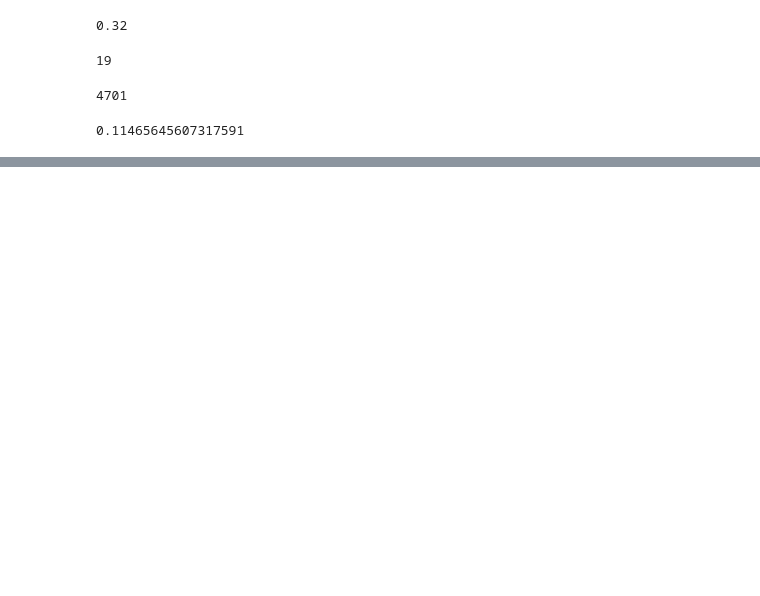
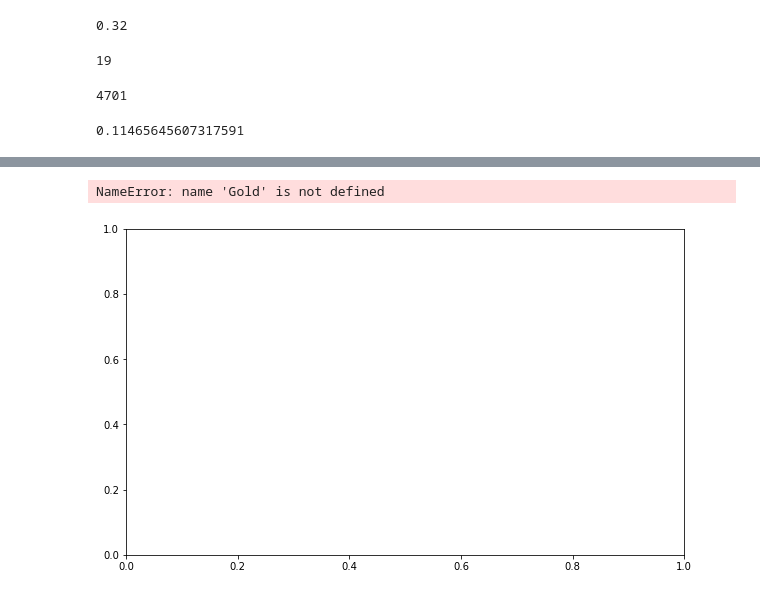
Before and after one commit to Engu12/hospital-readmission_pandas, a Jupyter notebook: ian_hostile.ipynb, the cells around one changed output, grey strips where cells are left out. Saved outputs shown, nothing was run; the diff lists cells and outputs as text; code cells hidden in the pictures; blank space fills up the shorter version.

```diff
--- a/ian_hostile.ipynb
+++ b/ian_hostile.ipynb
@@ -365,0 +635,10 @@ plt.show()
+# %%
+#Using matplotlib
+pie, ax = plt.subplots(figsize=[10,6])
+labels = Gold.keys()
+plt.pie(x=Gold['0'], autopct="%.1f%%", explode=[0.05]*4, labels=labels, pctdistance=0.5)
+#plt.title("Delivery Tips by type", fontsize=14);
+#pie.savefig("DeliveryPieChart.png")
+# %% [output]
+NameError: name 'Gold' is not defined
+[figure, added]
```
Also changed, not shown: parts of 40 cells of this notebook, 8 other files.
